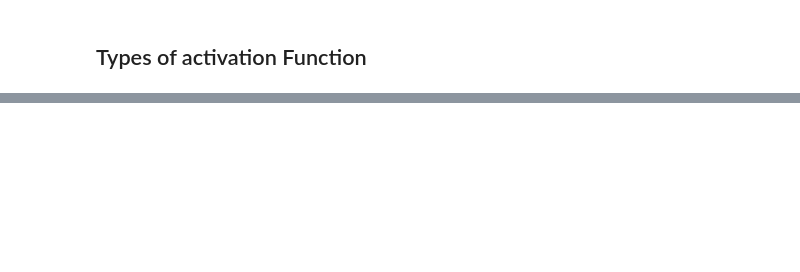
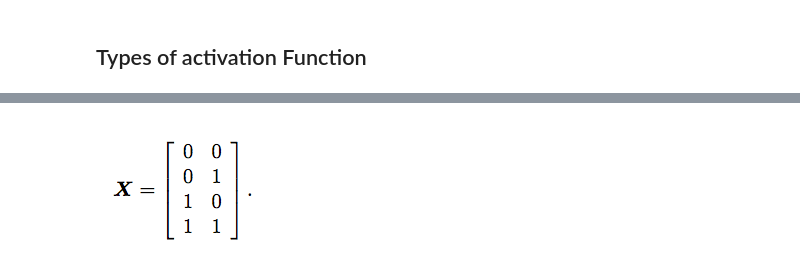
Before and after one commit to jmandivarapu1/Deep_Learning_TensorFow, a Jupyter notebook: Deep_Learning_Definitons/Activation_Function.ipynb, the cells around one changed output, grey strips where cells are left out. Saved outputs shown, nothing was run; the diff lists cells and outputs as text; code cells hidden in the pictures; blank space fills up the shorter version.

```diff
--- a/Deep_Learning_Definitons/Activation_Function.ipynb
+++ b/Deep_Learning_Definitons/Activation_Function.ipynb
@@ -74,0 +90,5 @@ NameError: name 'SparkContext' is not defined
+# %%
+#So intialize the wieghts and inputs
+Image('Input_Wieghts.png')
+# %% [output]
+[figure, added]
```
Also changed, not shown: parts of 38 cells of this notebook.
